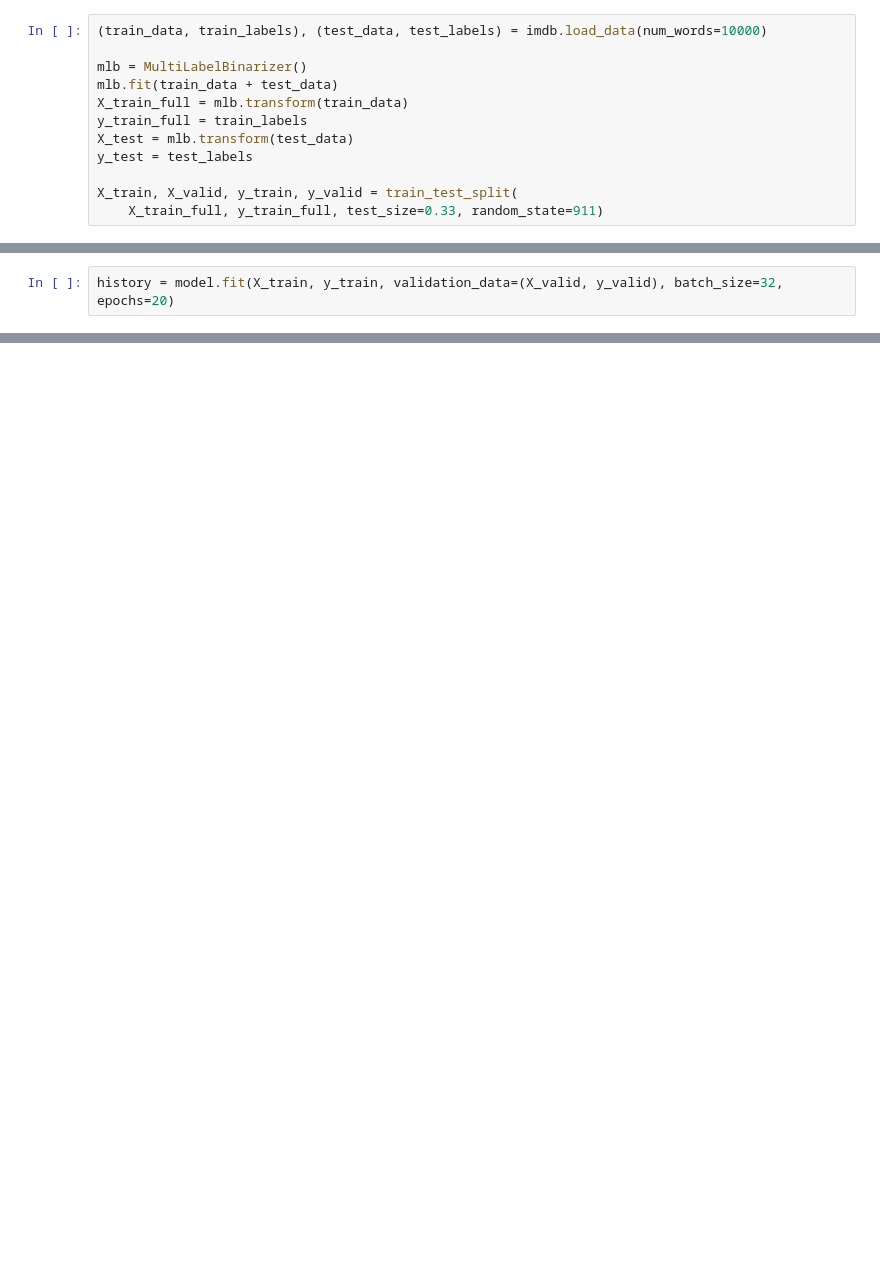
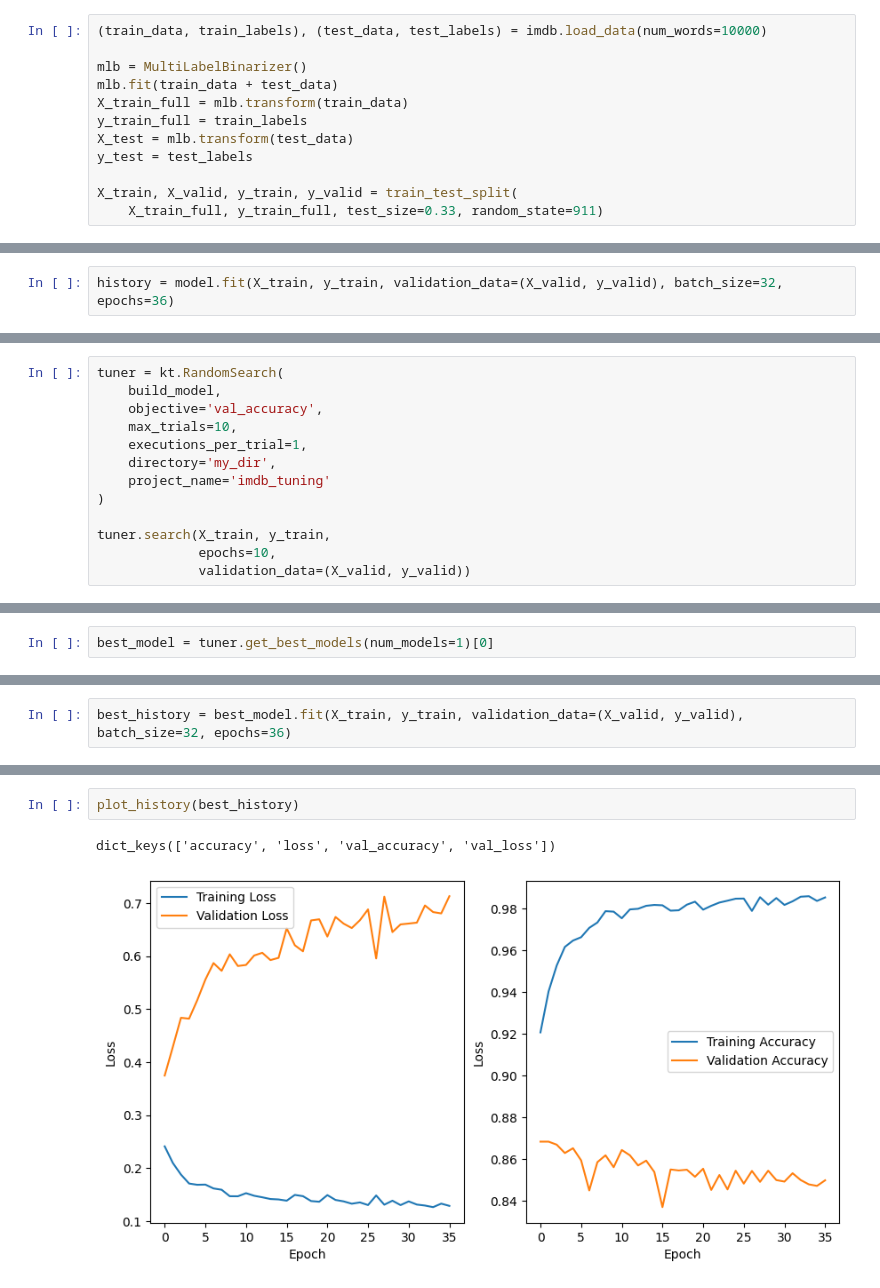
Before and after one commit to beep1000101/pjatk_wum, a Jupyter notebook: lab4/Ćwiczenia 04 - Regularyzacja.ipynb, the cells around one changed output, grey strips where cells are left out. Saved outputs shown, nothing was run; the diff lists cells and outputs as text; blank space fills up the shorter version.

```diff
--- a/lab4/Ćwiczenia 04 - Regularyzacja.ipynb
+++ b/lab4/Ćwiczenia 04 - Regularyzacja.ipynb
@@ -72,5 +98,5 @@ model.compile(optimizer=tf.keras.optimizers.SGD(learning_rate=0.05),
               loss="binary_crossentropy",
               metrics=["accuracy"])
 # %%
-history = model.fit(X_train, y_train, validation_data=(X_valid, y_valid), batch_size=32, epochs=20)
+history = model.fit(X_train, y_train, validation_data=(X_valid, y_valid), batch_size=32, epochs=36)
 # %% [output]
@@ -114,0 +183,13 @@ ax2.legend()
+# %%
+tuner = kt.RandomSearch(
+    build_model,
+    objective='val_accuracy',
+    max_trials=10,
+    executions_per_trial=1,
+    directory='my_dir',
+    project_name='imdb_tuning'
+)
+
+tuner.search(X_train, y_train,
+             epochs=10,
+             validation_data=(X_valid, y_valid))
@@ -114,0 +206,2 @@ ax2.legend()
+# %%
+best_model = tuner.get_best_models(num_models=1)[0]
@@ -114,0 +231,2 @@ ax2.legend()
+# %%
+best_history = best_model.fit(X_train, y_train, validation_data=(X_valid, y_valid), batch_size=32, epochs=36)
@@ -114,0 +251,5 @@ ax2.legend()
+# %%
+plot_history(best_history)
+# %% [output]
+dict_keys(['accuracy', 'loss', 'val_accuracy', 'val_loss'])
+[figure, added]
```
Also changed, not shown: parts of 10 cells of this notebook.
